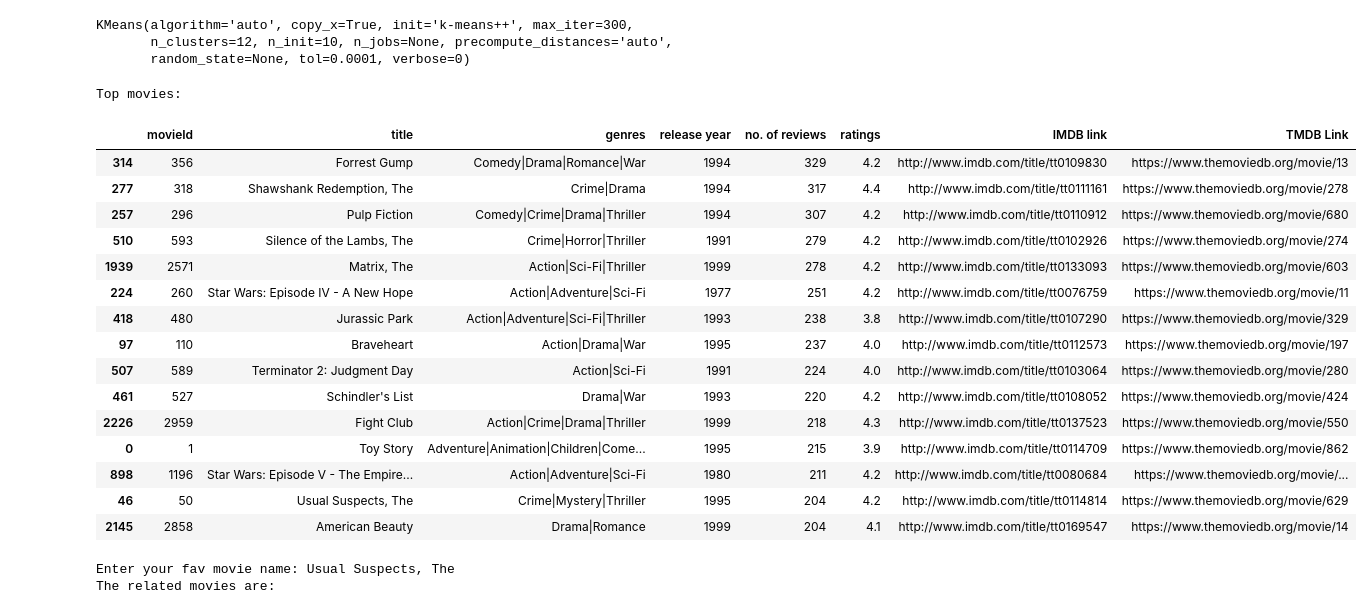
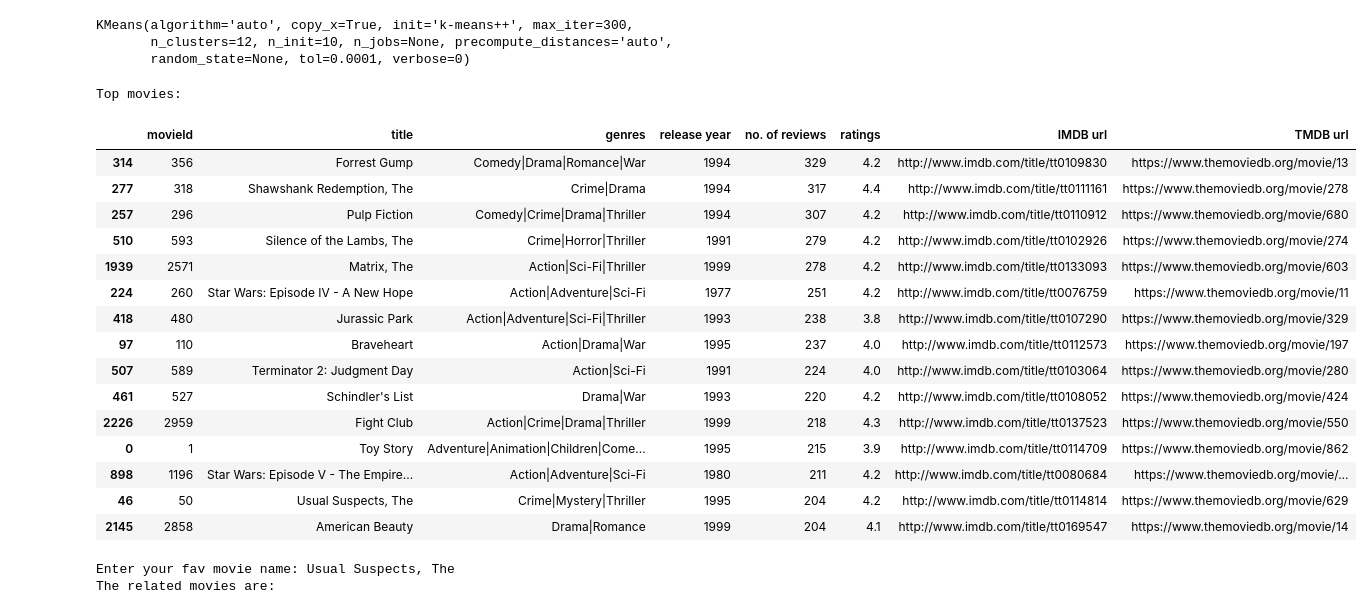
Before and after one commit to tg2001/Movie_Recommender, a Jupyter notebook: Movie_Recommender.ipynb, the cells around one changed output. Cells and saved outputs as stored; diff of their text form; code cells hidden in the pictures.

```diff
--- a/Movie_Recommender.ipynb
+++ b/Movie_Recommender.ipynb
@@ -82,18 +82,18 @@ year = year.values.reshape(len(year))
 # %%
 # Creating a dataframe containing all necessary columns
 # With this, the data preparation is complete
 
-x = pd.DataFrame({'cluster no.': k.labels_, 'release year': year, 'no. of reviews': w, 'ratings': w_, 'IMDB link': imdb, 'TMDB Link': tmdb})
+x = pd.DataFrame({'cluster no.': k.labels_, 'release year': year, 'no. of reviews': w, 'ratings': w_, 'IMDB url': imdb, 'TMDB url': tmdb})
 m1 = pd.concat([m, x], axis = 'columns')
 m1 = m1.sort_values(["no. of reviews", "ratings"], ascending = False)
 
 print("Top movies:")
 display(m1.drop("cluster no.", axis = 'columns').head(15))
 
 # This will return the top 15 movie irrespective of their genre
 # %% [output]
 Top movies:
-|  | movieId | title | genres | release year | no. of reviews | ratings | IMDB link | TMDB Link |
+|  | movieId | title | genres | release year | no. of reviews | ratings | IMDB url | TMDB url |
 | 314 | 356 | Forrest Gump | Comedy|Drama|Romance|War | 1994 | 329 | 4.2 | http://www.imdb.com/title/tt0109830 | https://www.themoviedb.org/movie/13 |
 | 277 | 318 | Shawshank Redemption, The | Crime|Drama | 1994 | 317 | 4.4 | http://www.imdb.com/title/tt0111161 | https://www.themoviedb.org/movie/278 |
 | 257 | 296 | Pulp Fiction | Comedy|Crime|Drama|Thriller | 1994 | 307 | 4.2 | http://www.imdb.com/title/tt0110912 | https://www.themoviedb.org/movie/680 |
```
